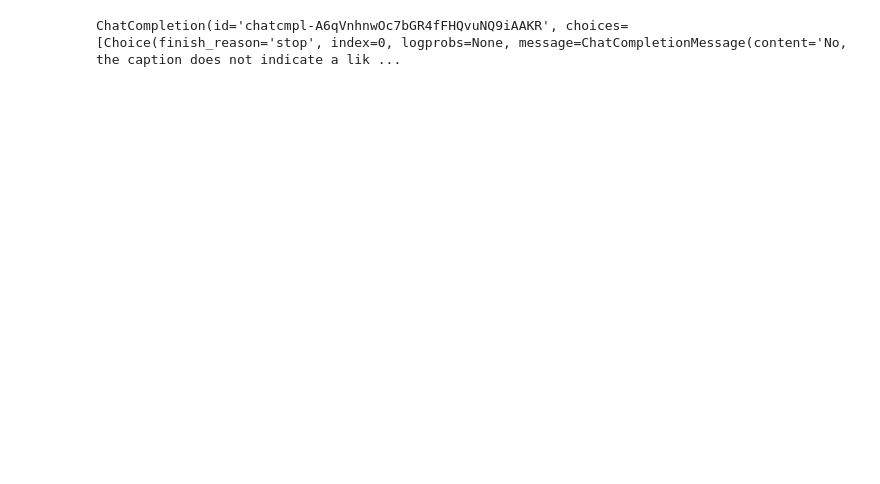
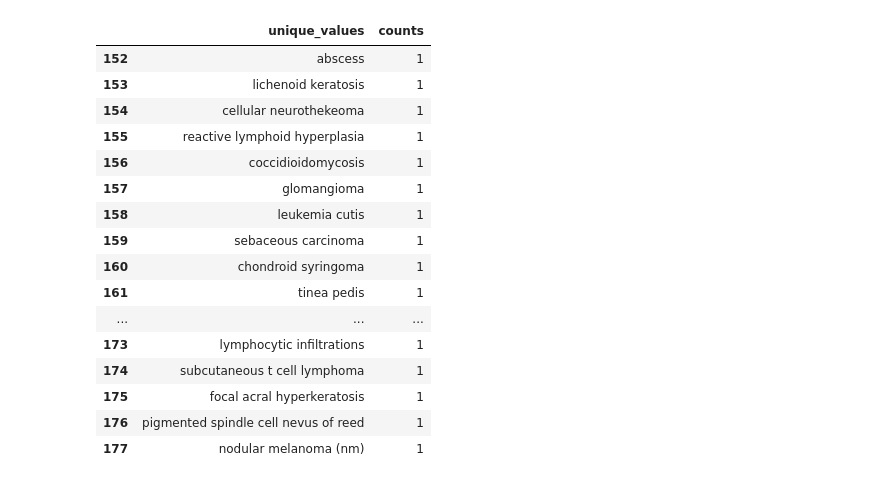
Before and after one commit to 36105-iLab-Spring-2024-Group-10-2/Skintelligence, a Jupyter notebook: Notebooks/Sam Sandbox.ipynb, the cells around one changed output. Cells and saved outputs as stored; diff of their text form; code cells hidden in the pictures; blank space fills up the shorter version.

```diff
--- a/Notebooks/Sam Sandbox.ipynb
+++ b/Notebooks/Sam Sandbox.ipynb
@@ -4,4 +3,4 @@ import os
 
 data = pd.read_csv("https://raw.githubusercontent.com/36105-iLab-Spring-2024-Group-10-2/Data/main/skincap_v240623.csv")
 # %%
-captions_in = data[['id', 'skincap_file_path', 'ori_file_path', 'caption_zh_polish_en']]
+captions_in = data[['id', 'skincap_file_path', 'ori_file_path', 'caption_zh_polish_en', 'disease']]
@@ -10,2 +7,26 @@ for i in range(len(captions_in)):
+# %%
+captions_in.loc[:,'disease'] = captions_in.loc[:,'disease'].apply(lambda x: x.replace('-', ' '))
+# %%
+x = captions_in['disease'].value_counts().rename_axis('unique_values').reset_index(name = 'counts')
+# %%
+x[x['counts']<2]
+# %% [output]
+|  | unique_values | counts |
+| 152 | abscess | 1 |
+| 153 | lichenoid keratosis | 1 |
+| 154 | cellular neurothekeoma | 1 |
+| 155 | reactive lymphoid hyperplasia | 1 |
+| 156 | coccidioidomycosis | 1 |
+| 157 | glomangioma | 1 |
+| 158 | leukemia cutis | 1 |
+| 159 | sebaceous carcinoma | 1 |
+| 160 | chondroid syringoma | 1 |
+| 161 | tinea pedis | 1 |
+| ... | ... | ... |
+| 173 | lymphocytic infiltrations | 1 |
+| 174 | subcutaneous t cell lymphoma | 1 |
+| 175 | focal acral hyperkeratosis | 1 |
+| 176 | pigmented spindle cell nevus of reed | 1 |
+| 177 | nodular melanoma (nm) | 1 |
 # %%
 import openai
@@ -31,4 +53,0 @@ response = get_completion(prompt)
-# %%
-response
-# %% [output]
-ChatCompletion(id='chatcmpl-A6qVnhnwOc7bGR4fFHQvuNQ9iAAKR', choices=[Choice(finish_reason='stop', index=0, logprobs=None, message=ChatCompletionMessage(content='No, the caption does not indicate a lik ...
```
Also changed, not shown: parts of 11 cells of this notebook, 1 other file.
